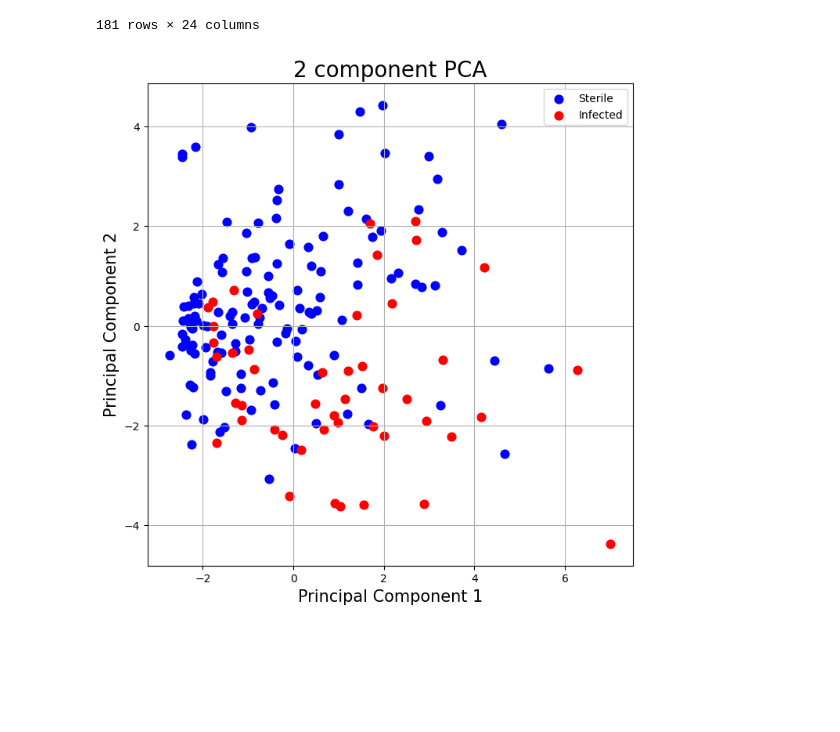
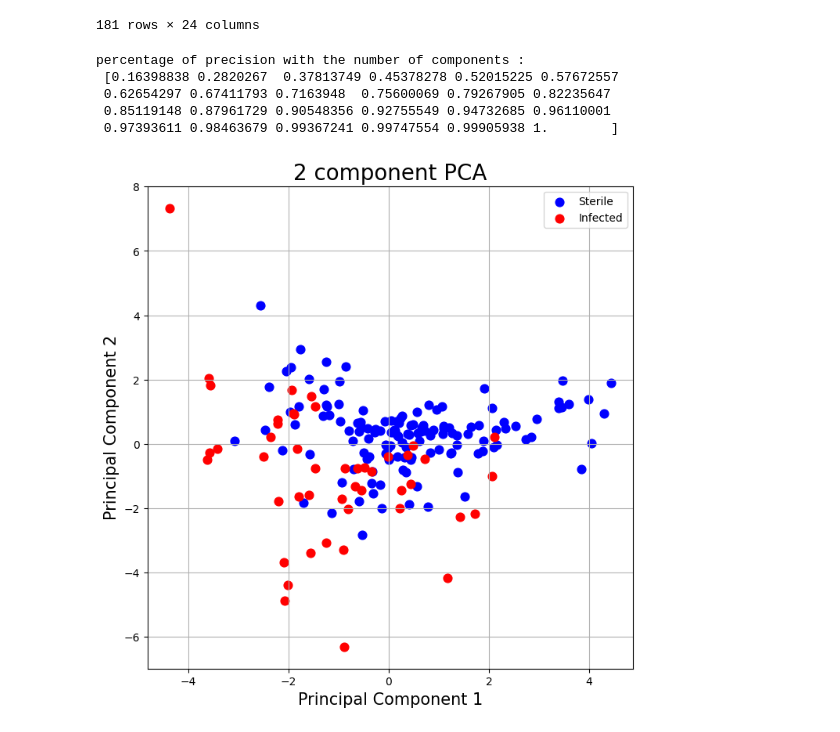
Before and after one commit to Toucan4Life/MicroBioGrowth, a Jupyter notebook: Solver.ipynb, the cells around one changed output. Drawn from its saved outputs; the diff is of its cells as text; code cells hidden in the pictures; blank space fills up the shorter version.

```diff
--- a/Solver.ipynb
+++ b/Solver.ipynb
@@ -46,27 +46,34 @@ features
 x = StandardScaler().fit_transform(features.values)
 y = target.values
 
-pca = PCA(n_components=2)
+pca = PCA()
 
 principalComponents = pca.fit_transform(x)
-
-principalDf = pd.DataFrame(data = principalComponents, columns = ['principal component 1', 'principal component 2'])
+print (f"percentage of precision with the number of components :\n {pca.explained_variance_ratio_.cumsum()}")
+principalDf = pd.DataFrame(data = principalComponents)
 
 finalDf = pd.concat([principalDf, target], axis = 1)
+# %% [output]
+percentage of precision with the number of components :
+ [0.16398838 0.2820267  0.37813749 0.45378278 0.52015225 0.57672557
+ 0.62654297 0.67411793 0.7163948  0.75600069 0.79267905 0.82235647
+ 0.85119148 0.87961729 0.90548356 0.92755549 0.94732685 0.96110001
+ 0.97393611 0.98463679 0.99367241 0.99747554 0.99905938 1.        ]
 # %%
+#plot the first 2 principals components
 fig = plt.figure(figsize = (8,8))
 ax = fig.add_subplot(1,1,1)
 ax.set_xlabel('Principal Component 1', fontsize = 15)
 ax.set_ylabel('Principal Component 2', fontsize = 15)
 ax.set_title('2 component PCA', fontsize = 20)
 
 cond = finalDf.iloc[:,-1:] == 0
 cond = cond.squeeze()
 subset_a = finalDf[cond.squeeze()]
 subset_b = finalDf[~cond]
-plt.scatter(subset_a['principal component 1'], subset_a['principal component 2'], s=60, c='b', label='Sterile')
-plt.scatter(subset_b['principal component 1'], subset_b['principal component 2'], s=60, c='r', label='Infected')
+plt.scatter(subset_a.iloc[:,1], subset_a.iloc[:,2], s=60, c='b', label='Sterile')
+plt.scatter(subset_b.iloc[:,1], subset_b.iloc[:,2], s=60, c='r', label='Infected')
 ax.legend()
 ax.grid()
 # %% [output]
-[figure, old version]
+[figure, new version]
```
Also changed, not shown: parts of 1 cell of this notebook.
